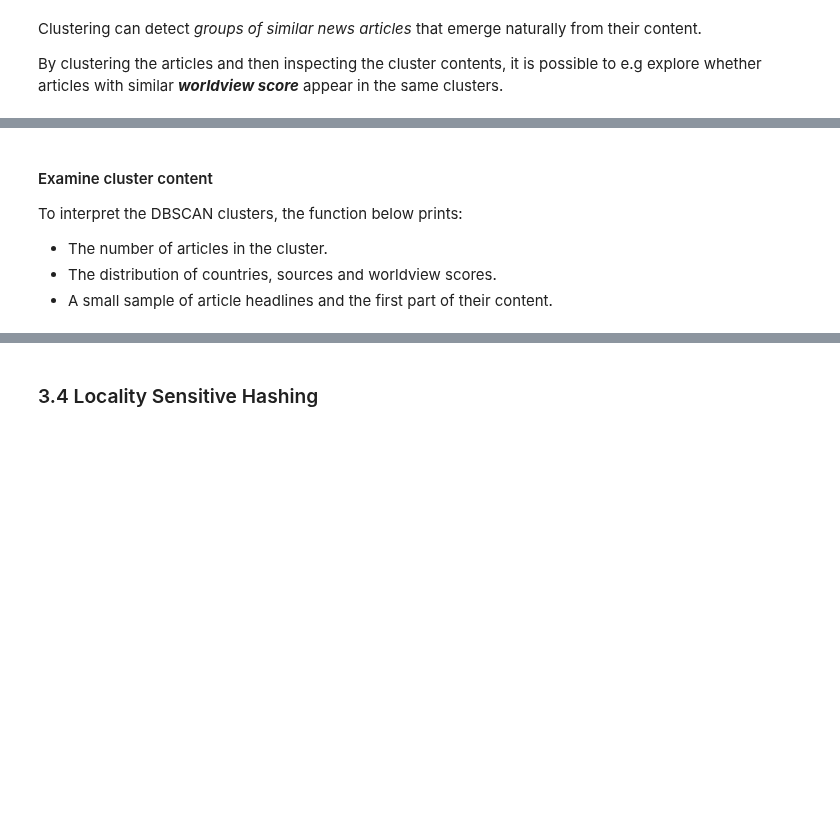
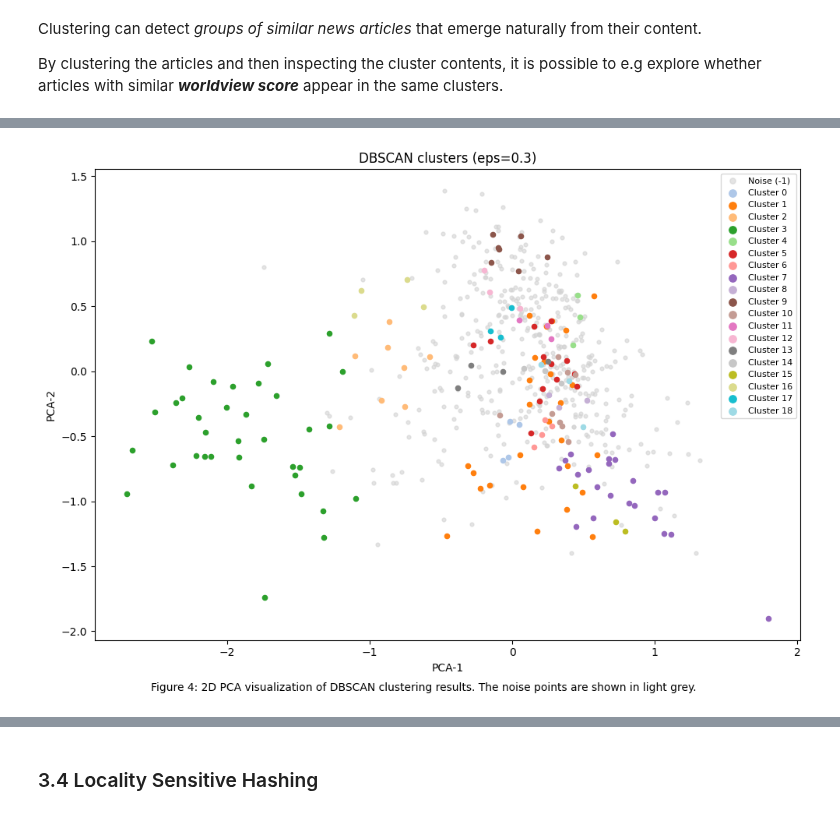
Before and after one commit to malinhauglandh/scandinavian-news-articles, a Jupyter notebook: news-articles.ipynb, the cells around one changed output, grey strips where cells are left out. Drawn from its saved outputs; the diff is of its cells as text; code cells hidden in the pictures; blank space fills up the shorter version.

```diff
--- a/news-articles.ipynb
+++ b/news-articles.ipynb
@@ -730,38 +645,49 @@ summarize_clustering_results(clustering_results)
 # %%
-import umap
-import matplotlib.pyplot as plt
-import numpy as np
+def visualize_clusters_2d_pca(emb_matrix, labels, title="Cluster Visualization (2D PCA)"):
+    """
+    Project embedding matrix to 2D using PCA and color points by cluster label.
+    Noise points (-1) are shown in light grey.
+    """
+    # Ensure numpy array
+    emb_matrix = np.asarray(emb_matrix, dtype=np.float32)
 
-def visualize_clusters_2d(emb_matrix, labels, title="Cluster Visualization (2D UMAP)"):
-    """
-    Project embedding matrix to 2D and color points by cluster label.
-    Noise points (-1) get their own color (usually black/gray).
-    """
-    reducer = umap.UMAP(random_state=42)
-    emb_2d = reducer.fit_transform(emb_matrix)
+    # 2D PCA projection
+    pca = PCA(n_components=2, random_state=42)
+    emb_2d = pca.fit_transform(emb_matrix)
 
     unique_labels = np.unique(labels)
     colors = plt.cm.tab20(np.linspace(0, 1, len(unique_labels)))
 
     plt.figure(figsize=(10, 7))
 
     for lab, col in zip(unique_labels, colors):
-        mask = labels == lab
+        mask = (labels == lab)
         if lab == -1:
-            # Noise points
             plt.scatter(
                 emb_2d[mask, 0], emb_2d[mask, 1],
-                c="lightgrey", s=12, label="Noise (-1)", alpha=0.6
+                c="lightgrey", s=12, alpha=0.6, label="Noise (-1)"
             )
         else:
             plt.scatter(
                 emb_2d[mask, 0], emb_2d[mask, 1],
                 c=[col], s=20, label=f"Cluster {lab}"
             )
 
     plt.title(title)
-    plt.xlabel("UMAP-1")
-    plt.ylabel("UMAP-2")
+    plt.xlabel("PCA-1")
+    plt.ylabel("PCA-2")
     plt.legend(loc="best", markerscale=1.5, fontsize=8)
     plt.tight_layout()
+    plt.figtext(0.5, -0.01, 'Figure 4: 2D PCA visualization of DBSCAN clustering results. The noise points are shown in light grey.', ha='center', fontsize=10)
     plt.show()
+
+eps = 0.3
+labels, cluster_df, cluster_counts = clustering_results[eps]
+
+visualize_clusters_2d_pca(
+    emb_matrix,
+    labels,
+    title=f"DBSCAN clusters (eps={eps})"
+)
+# %% [output]
+[figure, added]
@@ -774,8 +693,0 @@ visualize_clusters_2d(emb_matrix, labels, title=f"DBSCAN Clusters (eps={eps})")
-# %% [markdown]
-#### Examine cluster content
-
-To interpret the DBSCAN clusters, the function below prints:
-
-- The number of articles in the cluster.
-- The distribution of countries, sources and worldview scores.
-- A small sample of article headlines and the first part of their content.
```
Also changed, not shown: parts of 23 cells of this notebook.
